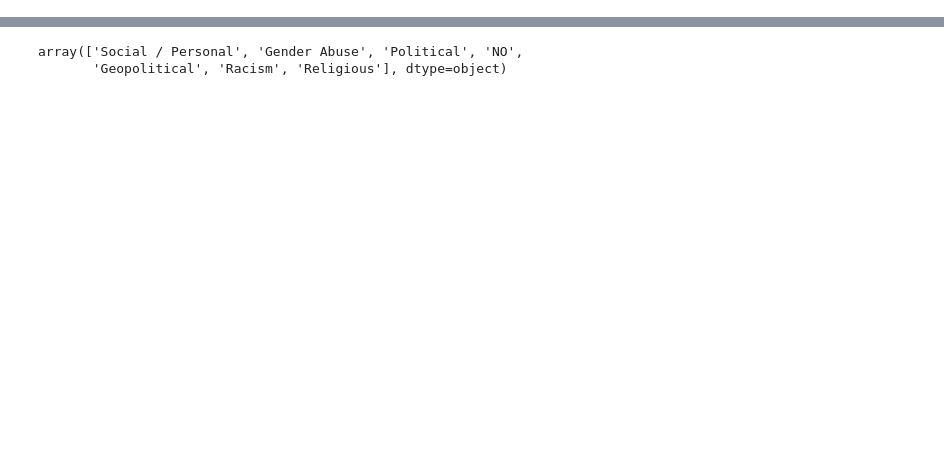
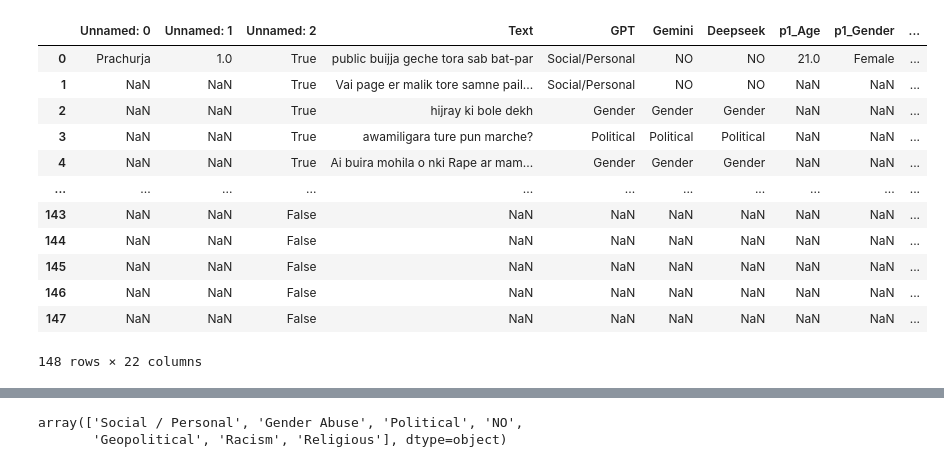
Before and after one commit to Musfique-Ahmed/Data-Wrangling, a Jupyter notebook: Project/Hate_Speech/hi.ipynb, the cells around one changed output, grey strips where cells are left out. Saved outputs shown, nothing was run; the diff lists cells and outputs as text; code cells hidden in the pictures; blank space fills up the shorter version.

```diff
--- a/Project/Hate_Speech/hi.ipynb
+++ b/Project/Hate_Speech/hi.ipynb
@@ -1,2 +77,19 @@
 # %%
 import pandas as pd
+# %%
+data = pd.read_csv("banglish hate speech dataset - Sheet1.csv")
+data
+# %% [output]
+|  | Unnamed: 0 | Unnamed: 1 | Unnamed: 2 | Text | GPT | Gemini | Deepseek | p1_Age | p1_Gender | ... |
+| 0 | Prachurja | 1.0 | True | public buijja geche tora sab bat-par | Social/Personal | NO | NO | 21.0 | Female | ... |
+| 1 | NaN | NaN | True | Vai page er malik tore samne pail... | Social/Personal | NO | NO | NaN | NaN | ... |
+| 2 | NaN | NaN | True | hijray ki bole dekh | Gender | Gender | Gender | NaN | NaN | ... |
+| 3 | NaN | NaN | True | awamiligara ture pun marche? | Political | Political | Political | NaN | NaN | ... |
+| 4 | NaN | NaN | True | Ai buira mohila o nki Rape ar mam... | Gender | Gender | Gender | NaN | NaN | ... |
+| ... | ... | ... | ... | ... | ... | ... | ... | ... | ... | ... |
+| 143 | NaN | NaN | False | NaN | NaN | NaN | NaN | NaN | NaN | ... |
+| 144 | NaN | NaN | False | NaN | NaN | NaN | NaN | NaN | NaN | ... |
+| 145 | NaN | NaN | False | NaN | NaN | NaN | NaN | NaN | NaN | ... |
+| 146 | NaN | NaN | False | NaN | NaN | NaN | NaN | NaN | NaN | ... |
+| 147 | NaN | NaN | False | NaN | NaN | NaN | NaN | NaN | NaN | ... |
+148 rows × 22 columns
```
Also changed, not shown: parts of 22 cells of this notebook, 2 other files.
